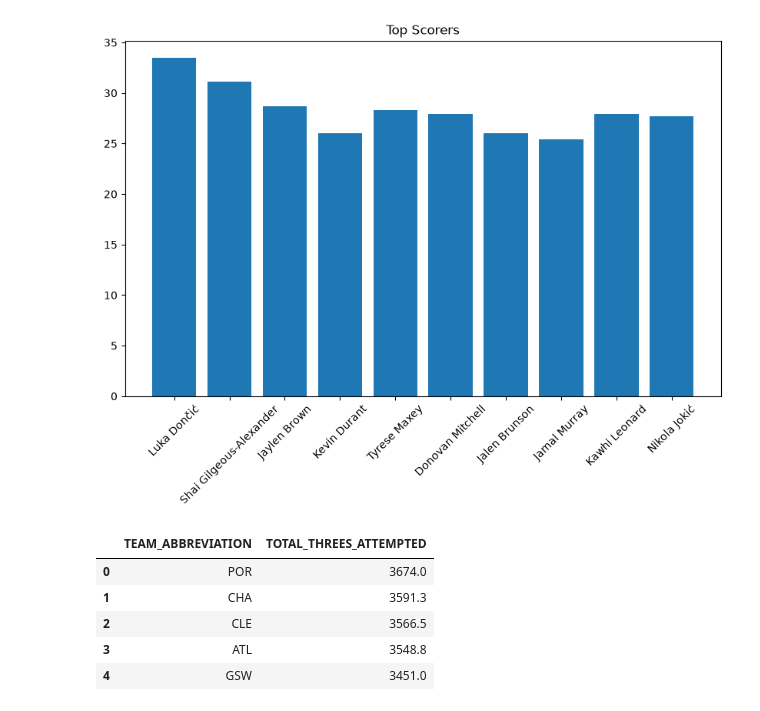
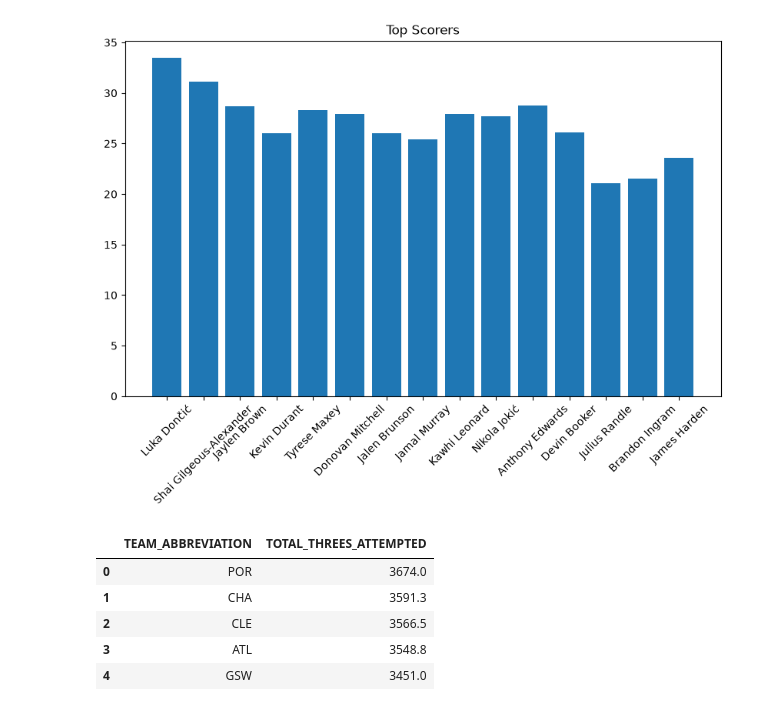
Before and after one commit to Pab200/pabs-nba-analytics-dashboard, a Jupyter notebook: notebooks/analysis_using_sql.ipynb, the cells around one changed output. Saved outputs shown, nothing was run; the diff lists cells and outputs as text; code cells hidden in the pictures.

Commit message:
small change to graph

```diff
--- a/notebooks/analysis_using_sql.ipynb
+++ b/notebooks/analysis_using_sql.ipynb
@@ -6,24 +6,24 @@ conn = sqlite3.connect("../nba.db")
 # %%
 # What player scored the most points?
 
 query = """
 SELECT PLAYER_NAME, PTS AS PPG, PTS * GP AS TOTAL_POINTS
 FROM season_stats
 ORDER BY TOTAL_POINTS DESC
-LIMIT 10;
+LIMIT 15;
 """
 
 df = pd.read_sql_query(query, conn)
 
 import matplotlib.pyplot as plt
 
 plt.figure(figsize=(10,6))
 plt.bar(df['PLAYER_NAME'], df['PPG'])
 plt.xticks(rotation=45)
 plt.title("Top Scorers")
 plt.show()
 # %% [output]
-[figure, old version]
+[figure, new version]
 # %%
 # Which teams attempted the most threes?
 
```
